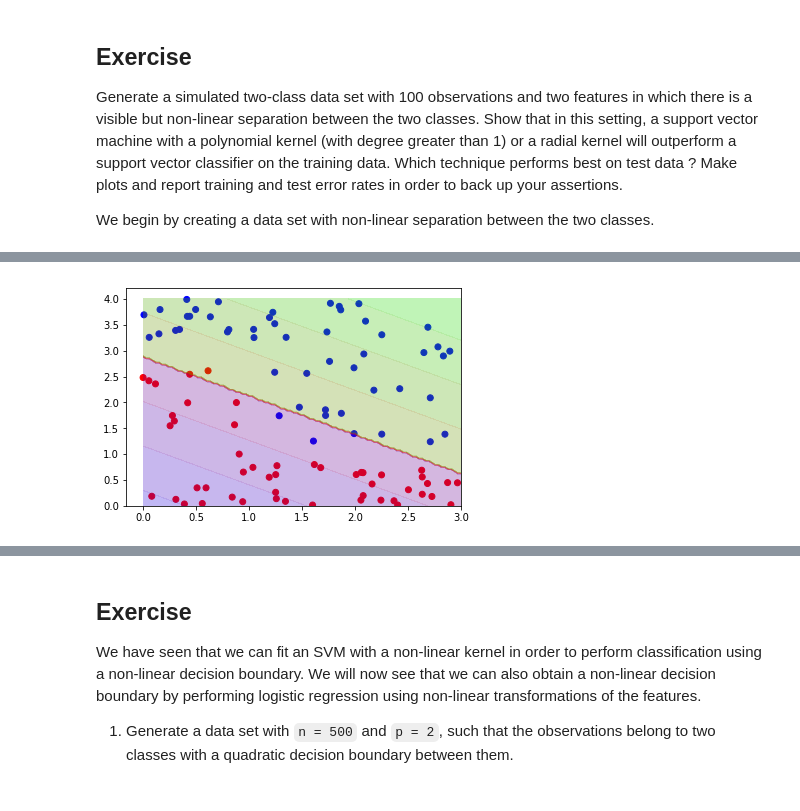
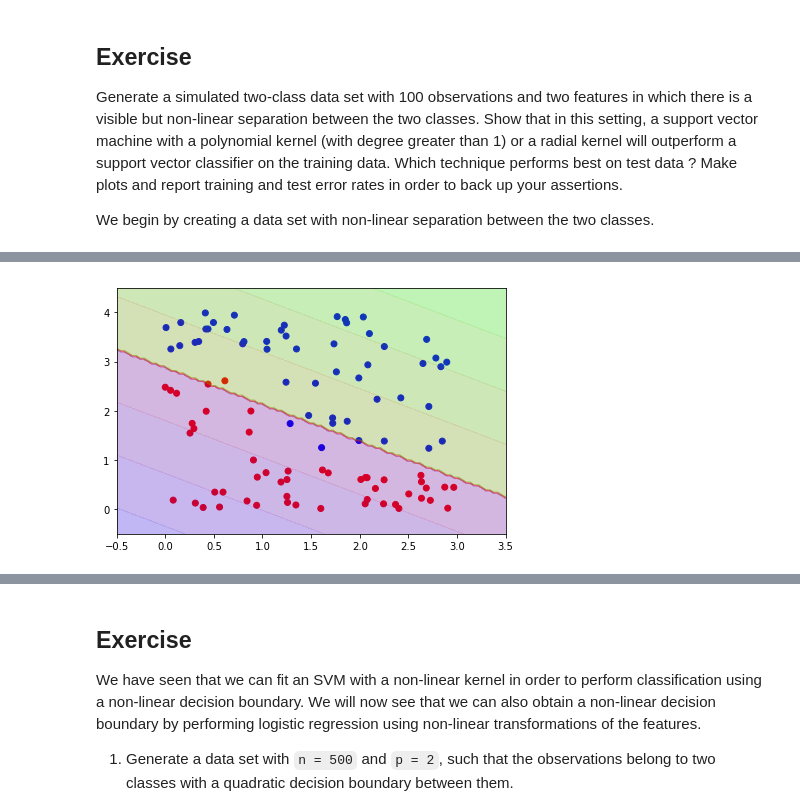
Before and after one commit to Rosswell/k2_datascience, a Jupyter notebook: Support_Vector_Machines/SVM_Exercises.ipynb, the cells around one changed output, grey strips where cells are left out. Cells and saved outputs as stored; diff of their text form; code cells hidden in the pictures.

```diff
--- a/Support_Vector_Machines/SVM_Exercises.ipynb
+++ b/Support_Vector_Machines/SVM_Exercises.ipynb
@@ -55,15 +54,17 @@ def plot_predictions(clf, axes):
     y_decision = clf.decision_function(X).reshape(x0.shape)
     plt.contourf(x0, x1, y_pred, cmap=plt.cm.brg, alpha=0.2)
     plt.contourf(x0, x1, y_decision, cmap=plt.cm.brg, alpha=0.1)
+    plt.tight_layout()
 # %%
 X = np.array(sim_df[["feat_x", 'feat_y']])
 y = np.array(sim_df['class'])
 
 svm_clf = SVC(kernel="linear", C=1)
 svm_clf.fit(X, y)
 
 plt.scatter(sim_df['feat_x'], sim_df['feat_y'], c=sim_df['class'].apply(lambda x: colors[x]))
-plot_predictions(svm_clf, [0, 3, 0, 4])
+plot_predictions(svm_clf, [-0.5, 3.5, -0.5, 4.5])
+plt.tight_layout()
 plt.show()
 # %% [output]
-[figure, old version]
+[figure, new version]
```
Also changed, not shown: parts of 7 cells of this notebook, 3 other files.
